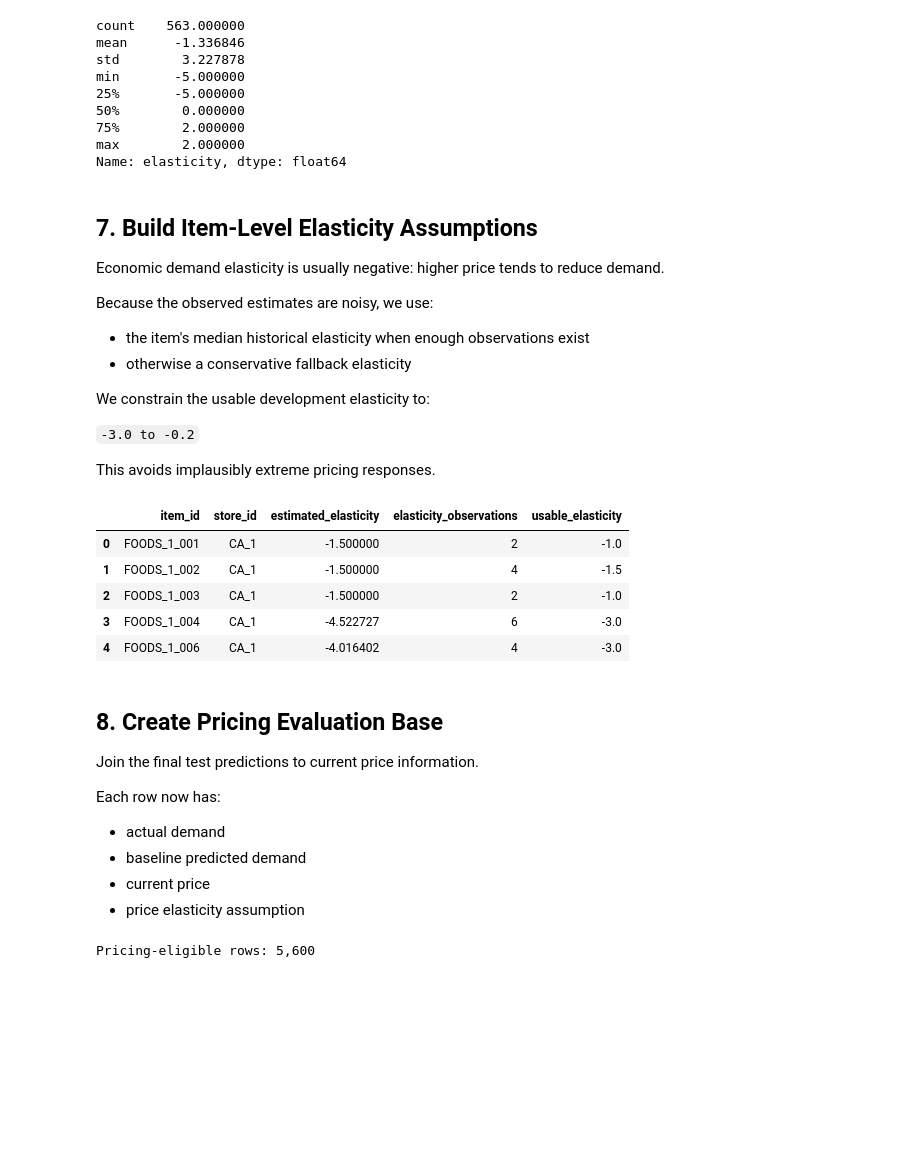
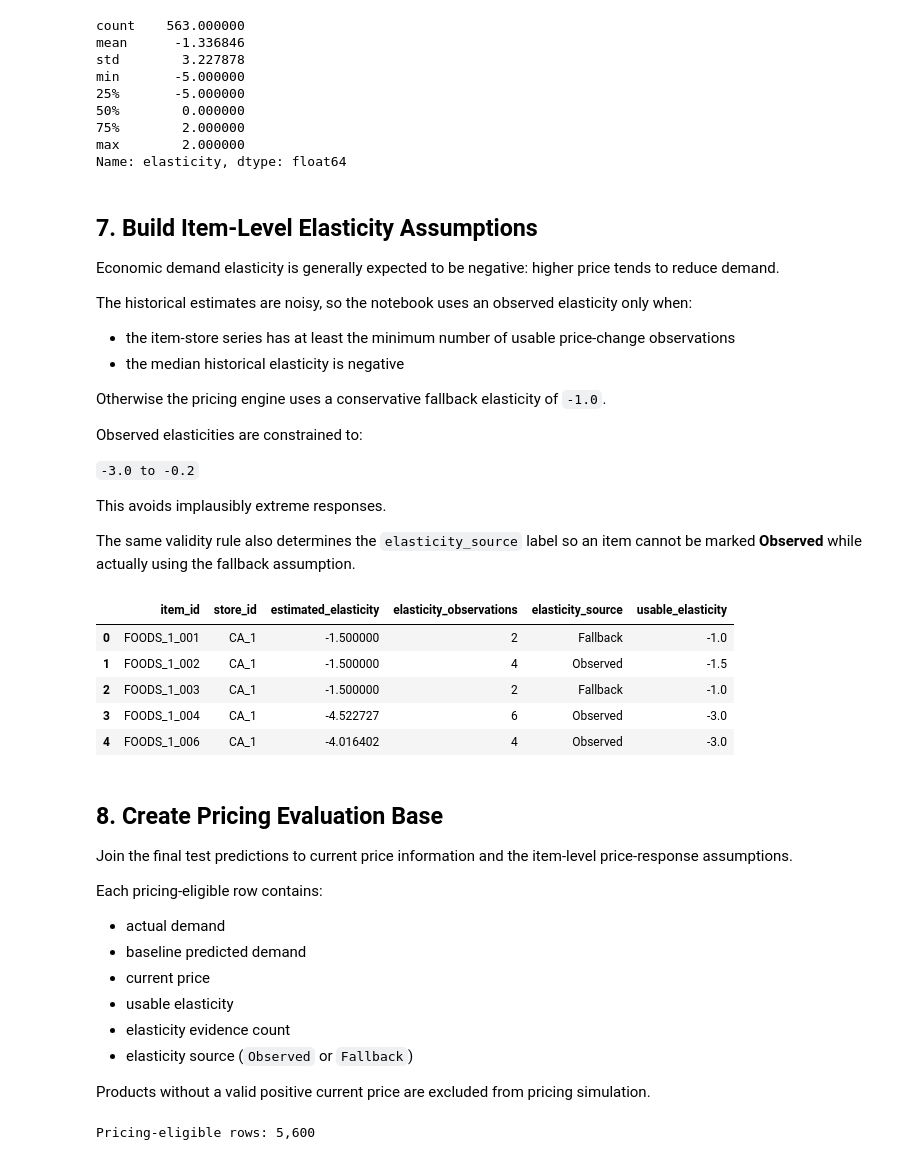
Before and after one commit to dennyhoang8/walmart-enterprise-demand-forecasting, a Jupyter notebook: notebooks/06_dynamic_pricing.ipynb, the cells around one changed output. Saved outputs shown, nothing was run; the diff lists cells and outputs as text; code cells hidden in the pictures; blank space fills up the shorter version.

Commit message:
Edit Notebook 6

```diff
--- a/notebooks/06_dynamic_pricing.ipynb
+++ b/notebooks/06_dynamic_pricing.ipynb
@@ -287,18 +290,22 @@ Name: elasticity, dtype: float64
 # %% [markdown]
 ## 7. Build Item-Level Elasticity Assumptions
 
-Economic demand elasticity is usually negative: higher price tends to reduce demand.
+Economic demand elasticity is generally expected to be negative: higher price tends to reduce demand.
 
-Because the observed estimates are noisy, we use:
+The historical estimates are noisy, so the notebook uses an observed elasticity only when:
 
-- the item's median historical elasticity when enough observations exist
-- otherwise a conservative fallback elasticity
+- the item-store series has at least the minimum number of usable price-change observations
+- the median historical elasticity is negative
 
-We constrain the usable development elasticity to:
+Otherwise the pricing engine uses a conservative fallback elasticity of `-1.0`.
+
+Observed elasticities are constrained to:
 
 `-3.0 to -0.2`
 
-This avoids implausibly extreme pricing responses.
+This avoids implausibly extreme responses.
+
+The same validity rule also determines the `elasticity_source` label so an item cannot be marked **Observed** while actually using the fallback assumption.
 # %%
 MIN_ELASTICITY_OBSERVATIONS = 3
 FALLBACK_ELASTICITY = -1.0
@@ -307,54 +314,70 @@ item_elasticity = (
     elasticity_observations
     .groupby(
         [
             "item_id",
             "store_id",
         ],
         as_index=False,
     )
     .agg(
         estimated_elasticity=("elasticity", "median"),
         elasticity_observations=("elasticity", "count"),
     )
 )
 
-item_elasticity["usable_elasticity"] = np.where(
+# One consistent rule determines both:
+# 1. whether the observed estimate is trusted
+# 2. whether the row is labeled Observed or Fallback
+valid_observed_elasticity = (
     (
         item_elasticity["elasticity_observations"]
         >= MIN_ELASTICITY_OBSERVATIONS
     )
     & (
-        item_elasticity["estimated_elasticity"]
-        < 0
-    ),
+        item_elasticity["estimated_elasticity"] < 0
+    )
+)
+
+item_elasticity["elasticity_source"] = np.where(
+    valid_observed_elasticity,
+    "Observed",
+    "Fallback",
+)
+
+item_elasticity["usable_elasticity"] = np.where(
+    valid_observed_elasticity,
     item_elasticity["estimated_elasticity"],
     FALLBACK_ELASTICITY,
 )
 
 item_elasticity["usable_elasticity"] = (
     item_elasticity["usable_elasticity"]
     .clip(-3.0, -0.2)
 )
 
 item_elasticity.head()
 # %% [output]
-|  | item_id | store_id | estimated_elasticity | elasticity_observations | usable_elasticity |
-| 0 | FOODS_1_001 | CA_1 | -1.500000 | 2 | -1.0 |
-| 1 | FOODS_1_002 | CA_1 | -1.500000 | 4 | -1.5 |
-| 2 | FOODS_1_003 | CA_1 | -1.500000 | 2 | -1.0 |
-| 3 | FOODS_1_004 | CA_1 | -4.522727 | 6 | -3.0 |
-| 4 | FOODS_1_006 | CA_1 | -4.016402 | 4 | -3.0 |
+|  | item_id | store_id | estimated_elasticity | elasticity_observations | elasticity_source | usable_elasticity |
+| 0 | FOODS_1_001 | CA_1 | -1.500000 | 2 | Fallback | -1.0 |
+| 1 | FOODS_1_002 | CA_1 | -1.500000 | 4 | Observed | -1.5 |
+| 2 | FOODS_1_003 | CA_1 | -1.500000 | 2 | Fallback | -1.0 |
+| 3 | FOODS_1_004 | CA_1 | -4.522727 | 6 | Observed | -3.0 |
+| 4 | FOODS_1_006 | CA_1 | -4.016402 | 4 | Observed | -3.0 |
 # %% [markdown]
 ## 8. Create Pricing Evaluation Base
 
-Join the final test predictions to current price information.
+Join the final test predictions to current price information and the item-level price-response assumptions.
 
-Each row now has:
+Each pricing-eligible row contains:
 
 - actual demand
 - baseline predicted demand
 - current price
-- price elasticity assumption
+- usable elasticity
+- elasticity evidence count
+- elasticity source (`Observed` or `Fallback`)
+
+Products without a valid positive current price are excluded from pricing simulation.
 # %%
 pricing_base = test_predictions.merge(
     features[
```
Also changed, not shown: parts of 18 cells of this notebook, 1 other file.
